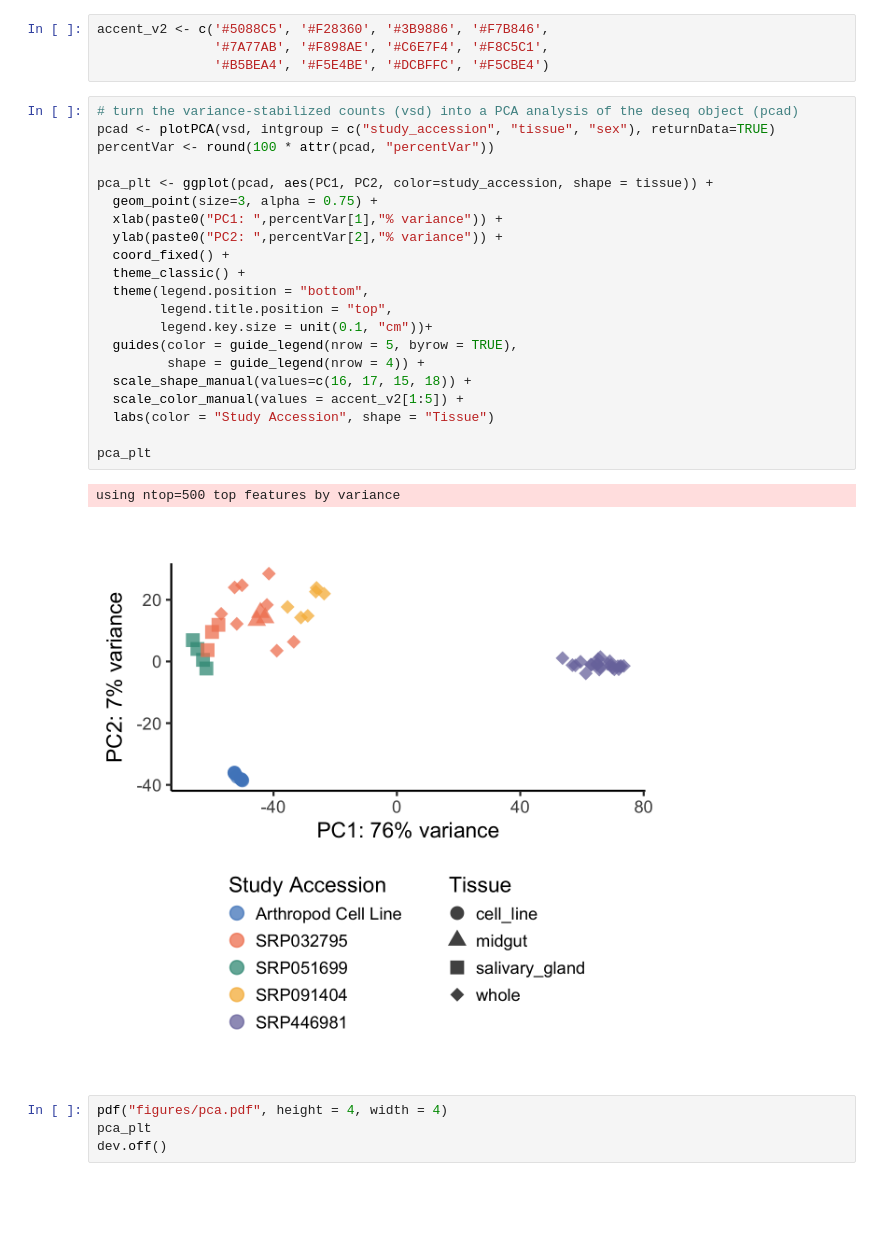
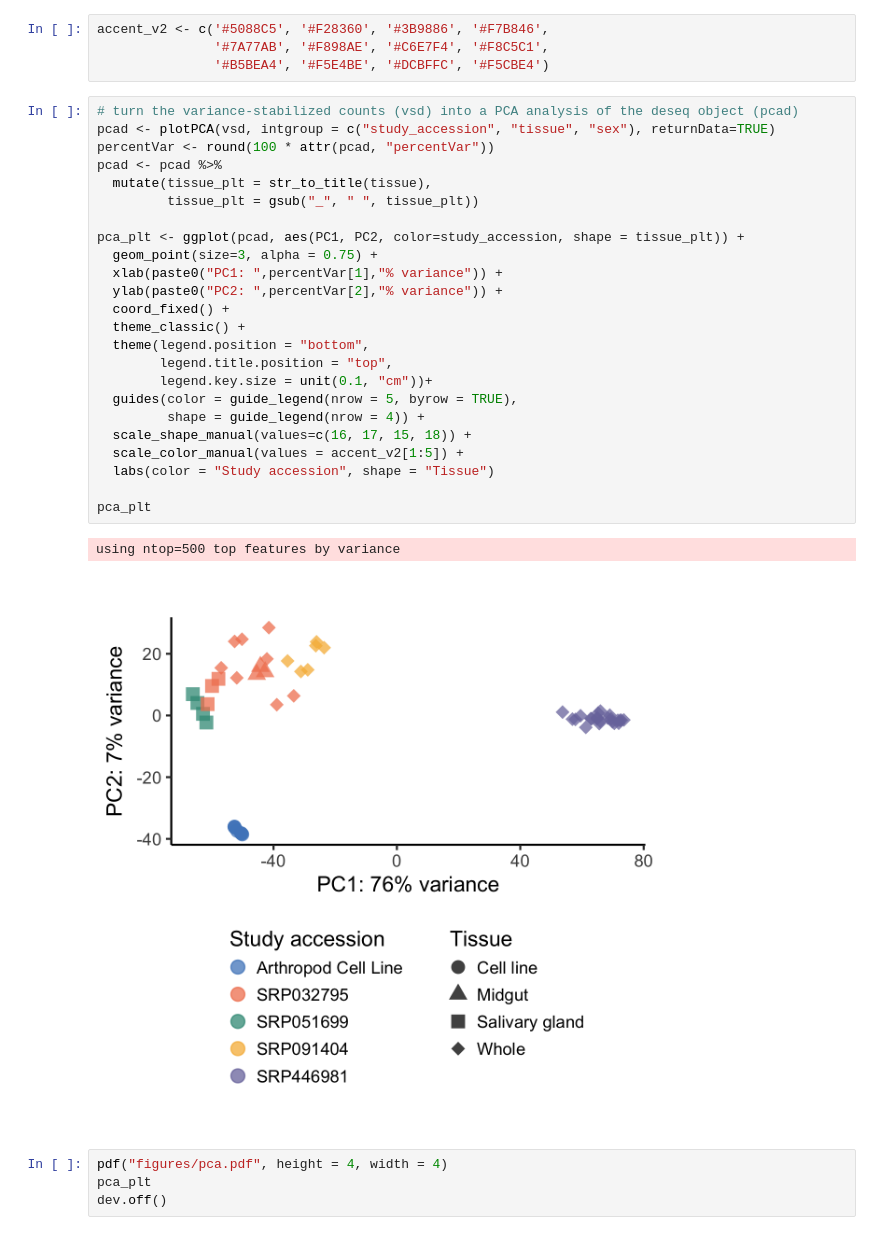
Before and after one commit to Arcadia-Science/2023-amblyomma-americanum-diffex, a Jupyter notebook: notebooks/20240510-differential-expression-by-groups-for-pub.ipynb, the cells around one changed output. Drawn from its saved outputs; the diff is of its cells as text; blank space fills up the shorter version.

Commit message:
revise figure based on pub team review

```diff
--- a/notebooks/20240510-differential-expression-by-groups-for-pub.ipynb
+++ b/notebooks/20240510-differential-expression-by-groups-for-pub.ipynb
@@ -104,27 +104,30 @@ accent_v2 <- c('#5088C5', '#F28360', '#3B9886', '#F7B846',
 # %%
 # turn the variance-stabilized counts (vsd) into a PCA analysis of the deseq object (pcad)
 pcad <- plotPCA(vsd, intgroup = c("study_accession", "tissue", "sex"), returnData=TRUE)
 percentVar <- round(100 * attr(pcad, "percentVar"))
+pcad <- pcad %>%
+  mutate(tissue_plt = str_to_title(tissue),
+         tissue_plt = gsub("_", " ", tissue_plt))
 
-pca_plt <- ggplot(pcad, aes(PC1, PC2, color=study_accession, shape = tissue)) +
+pca_plt <- ggplot(pcad, aes(PC1, PC2, color=study_accession, shape = tissue_plt)) +
   geom_point(size=3, alpha = 0.75) +
   xlab(paste0("PC1: ",percentVar[1],"% variance")) +
   ylab(paste0("PC2: ",percentVar[2],"% variance")) +
   coord_fixed() +
   theme_classic() +
   theme(legend.position = "bottom",
         legend.title.position = "top",
         legend.key.size = unit(0.1, "cm"))+
   guides(color = guide_legend(nrow = 5, byrow = TRUE),
          shape = guide_legend(nrow = 4)) +
   scale_shape_manual(values=c(16, 17, 15, 18)) +
   scale_color_manual(values = accent_v2[1:5]) +
-  labs(color = "Study Accession", shape = "Tissue")
+  labs(color = "Study accession", shape = "Tissue")
 
 pca_plt
 # %% [output]
 using ntop=500 top features by variance
-[figure, old version]
+[figure, new version]
 # %%
 pdf("figures/pca.pdf", height = 4, width = 4)
 pca_plt
```
